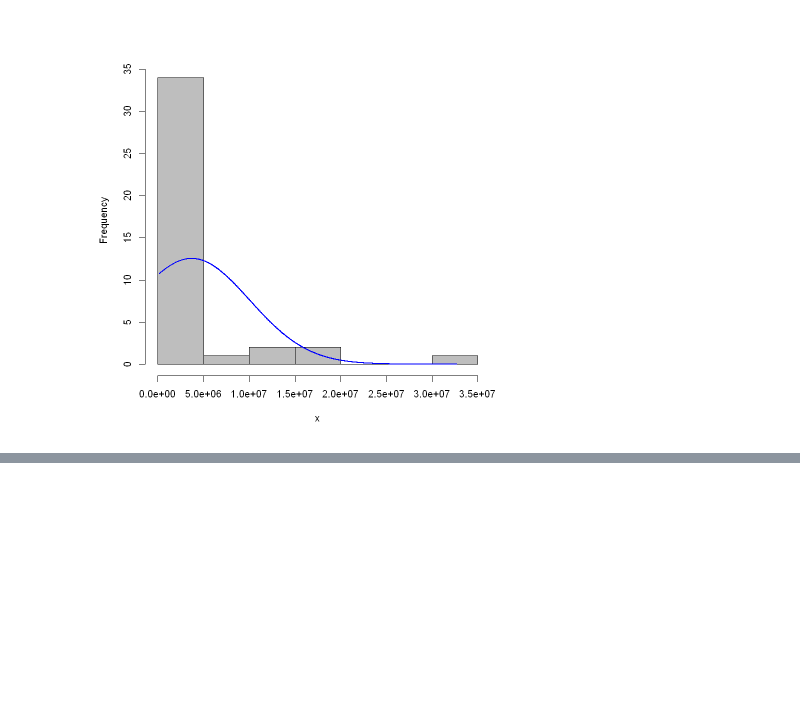
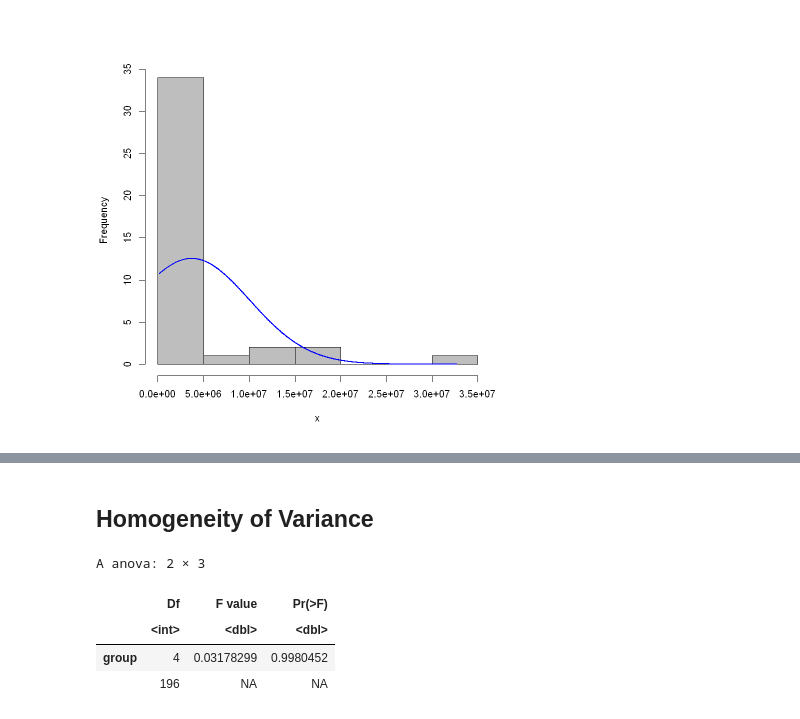
Before and after one commit to nhardemandata/CurriculumPlayground, a Jupyter notebook: notebooks/Intermediate Statistics/DSO105 Intermediate Stats L5 Hands On.ipynb, the cells around one changed output, grey strips where cells are left out. Saved outputs shown, nothing was run; the diff lists cells and outputs as text; code cells hidden in the pictures; blank space fills up the shorter version.

```diff
--- a/notebooks/Intermediate Statistics/DSO105 Intermediate Stats L5 Hands On.ipynb
+++ b/notebooks/Intermediate Statistics/DSO105 Intermediate Stats L5 Hands On.ipynb
@@ -152,0 +183,10 @@ plotNormalHistogram(year3$tpLOG)
+# %% [markdown]
+## Homogeneity of Variance
+# %%
+leveneTest(tpLOG ~ year, data = df)
+# %% [output]
+A anova: 2 × 3
+|  | Df | F value | Pr(>F) |
+|  | <int> | <dbl> | <dbl> |
+| group | 4 | 0.03178299 | 0.9980452 |
+|  | 196 | NA | NA |
```
Also changed, not shown: parts of 16 cells of this notebook.
